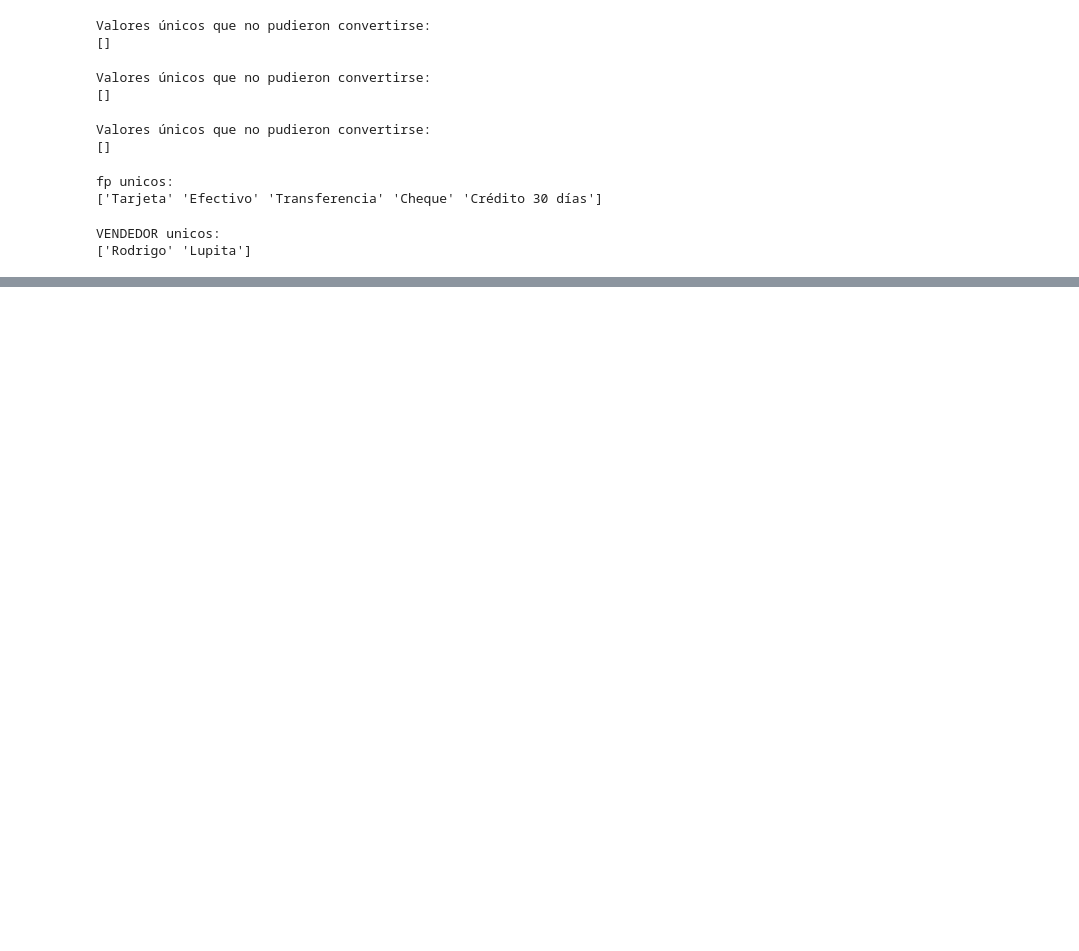
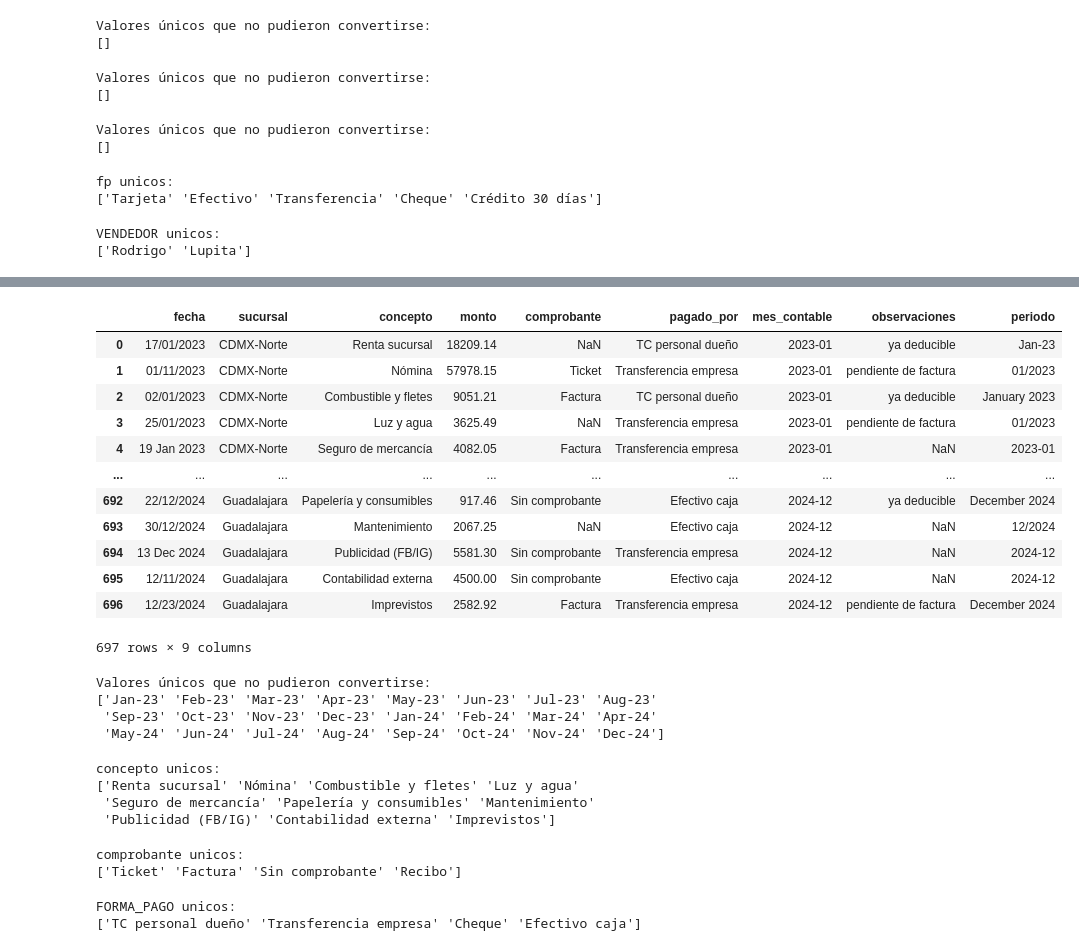
Before and after one commit to venomio5/dashboard-finanzas-sucursales, a Jupyter notebook: notebooks/1 clean_data.ipynb, the cells around one changed output, grey strips where cells are left out. Drawn from its saved outputs; the diff is of its cells as text; code cells hidden in the pictures; blank space fills up the shorter version.

Commit message:
organized the gastos operativos for 3 sucursales

```diff
--- a/notebooks/1 clean_data.ipynb
+++ b/notebooks/1 clean_data.ipynb
@@ -354,3 +354,39 @@ descriptive_summary
 # %%
 new_ventas_gdl_df = new_ventas_gdl_df.sort_values(by='FECHA', ascending=True)
 # new_ventas_gdl_df.to_excel("ventas_GDL.xlsx", index=False)
+# %%
+gastos_operativos_df = pd.read_excel('../data/_raw/gastos_operativos_dueño.xlsx')
+gastos_operativos_df
+# %% [output]
+|  | fecha | sucursal | concepto | monto | comprobante | pagado_por | mes_contable | observaciones | periodo |
+| 0 | 17/01/2023 | CDMX-Norte | Renta sucursal | 18209.14 | NaN | TC personal dueño | 2023-01 | ya deducible | Jan-23 |
+| 1 | 01/11/2023 | CDMX-Norte | Nómina | 57978.15 | Ticket | Transferencia empresa | 2023-01 | pendiente de factura | 01/2023 |
+| 2 | 02/01/2023 | CDMX-Norte | Combustible y fletes | 9051.21 | Factura | TC personal dueño | 2023-01 | ya deducible | January 2023 |
+| 3 | 25/01/2023 | CDMX-Norte | Luz y agua | 3625.49 | NaN | Transferencia empresa | 2023-01 | pendiente de factura | 01/2023 |
+| 4 | 19 Jan 2023 | CDMX-Norte | Seguro de mercancía | 4082.05 | Factura | Transferencia empresa | 2023-01 | NaN | 2023-01 |
+| ... | ... | ... | ... | ... | ... | ... | ... | ... | ... |
+| 692 | 22/12/2024 | Guadalajara | Papelería y consumibles | 917.46 | Sin comprobante | Efectivo caja | 2024-12 | ya deducible | December 2024 |
+| 693 | 30/12/2024 | Guadalajara | Mantenimiento | 2067.25 | NaN | Efectivo caja | 2024-12 | NaN | 12/2024 |
+| 694 | 13 Dec 2024 | Guadalajara | Publicidad (FB/IG) | 5581.30 | Sin comprobante | Transferencia empresa | 2024-12 | NaN | 2024-12 |
+| 695 | 12/11/2024 | Guadalajara | Contabilidad externa | 4500.00 | Sin comprobante | Efectivo caja | 2024-12 | NaN | 2024-12 |
+| 696 | 12/23/2024 | Guadalajara | Imprevistos | 2582.92 | Factura | Transferencia empresa | 2024-12 | pendiente de factura | December 2024 |
+697 rows × 9 columns
+# %%
+# FECHA y Periodo
+gastos_operativos_df = gastos_operativos_df.rename(columns={'fecha': 'FECHA', 'periodo': 'PERIODO'})
+
+gastos_operativos_df['FECHA'] = pd.to_datetime(gastos_operativos_df['FECHA'], errors='coerce', format='mixed', dayfirst=True)
+
+gastos_operativos_df['ERROR_PERIODO'] = gastos_operativos_df['PERIODO'].apply(
+    lambda x: x if pd.to_datetime(x, errors='coerce', format='mixed', dayfirst=True) is pd.NaT else None
+)
+
+errores_periodo_unicos = gastos_operativos_df['ERROR_PERIODO'].dropna().unique()
+
+print("Valores únicos que no pudieron convertirse:")
+print(errores_periodo_unicos)
+# %% [output]
+Valores únicos que no pudieron convertirse:
+['Jan-23' 'Feb-23' 'Mar-23' 'Apr-23' 'May-23' 'Jun-23' 'Jul-23' 'Aug-23'
+ 'Sep-23' 'Oct-23' 'Nov-23' 'Dec-23' 'Jan-24' 'Feb-24' 'Mar-24' 'Apr-24'
+ 'May-24' 'Jun-24' 'Jul-24' 'Aug-24' 'Sep-24' 'Oct-24' 'Nov-24' 'Dec-24']
@@ -356,0 +398,29 @@ new_ventas_gdl_df = new_ventas_gdl_df.sort_values(by='FECHA', ascending=True)
+# %%
+# CONCEPTO y MONTO
+gastos_operativos_df = gastos_operativos_df.rename(columns={'concepto': 'CONCEPTO', 'monto': 'MONTO'})
+concepto_unicos = gastos_operativos_df['CONCEPTO'].dropna().unique()
+print("concepto unicos:")
+print(concepto_unicos)
+# %% [output]
+concepto unicos:
+['Renta sucursal' 'Nómina' 'Combustible y fletes' 'Luz y agua'
+ 'Seguro de mercancía' 'Papelería y consumibles' 'Mantenimiento'
+ 'Publicidad (FB/IG)' 'Contabilidad externa' 'Imprevistos']
+# %%
+# COMPROBANTE y OBSERVACIONES
+gastos_operativos_df = gastos_operativos_df.rename(columns={'comprobante': 'COMPROBANTE', 'observaciones': 'OBSERVACIONES'})
+comprobante_unicos = gastos_operativos_df['COMPROBANTE'].dropna().unique()
+print("comprobante unicos:")
+print(comprobante_unicos)
+# %% [output]
+comprobante unicos:
+['Ticket' 'Factura' 'Sin comprobante' 'Recibo']
+# %%
+# FORMA_PAGO
+gastos_operativos_df = gastos_operativos_df.rename(columns={'pagado_por': 'FORMA_PAGO'})
+pagado_por_unicos = gastos_operativos_df['FORMA_PAGO'].dropna().unique()
+print("FORMA_PAGO unicos:")
+print(pagado_por_unicos)
+# %% [output]
+FORMA_PAGO unicos:
+['TC personal dueño' 'Transferencia empresa' 'Cheque' 'Efectivo caja']
```
Also changed, not shown: parts of 4 cells of this notebook, 4 other files.
